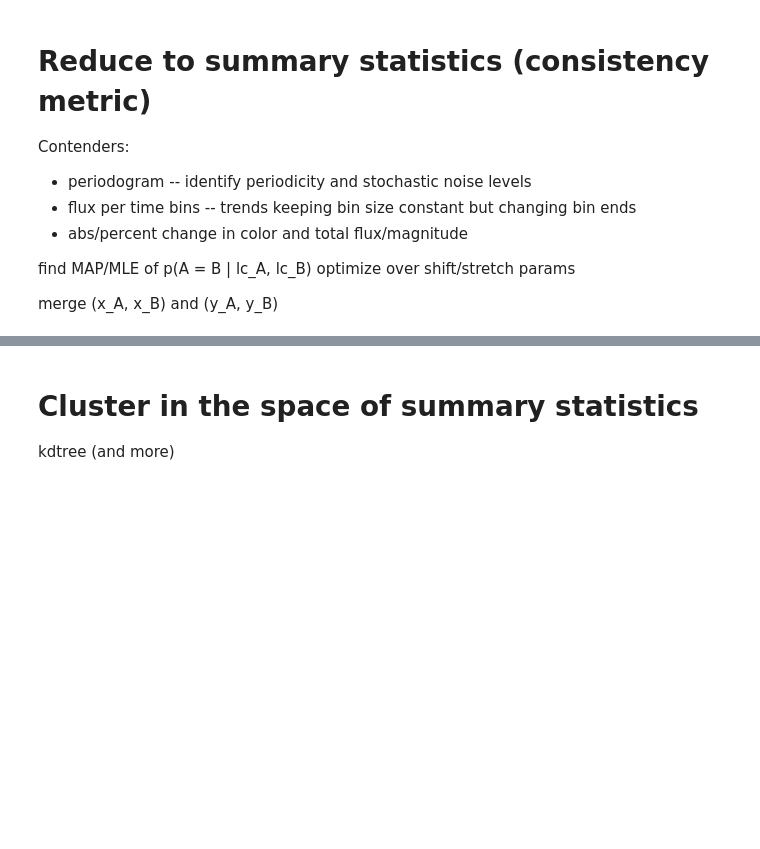
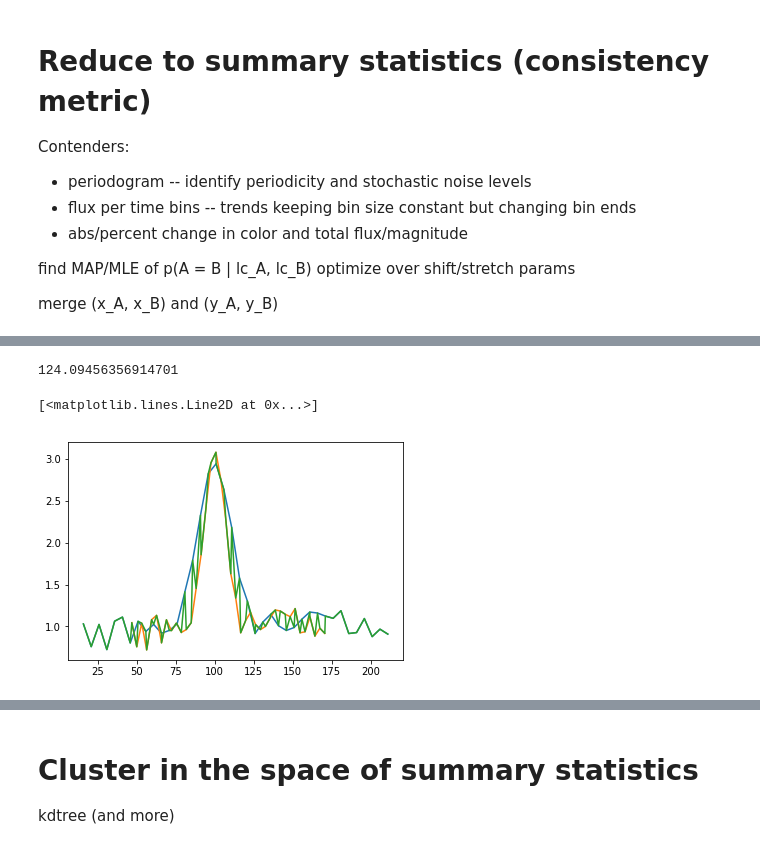
Before and after one commit to aimalz/justice, a Jupyter notebook: outline.ipynb, the cells around one changed output, grey strips where cells are left out. Saved outputs shown, nothing was run; the diff lists cells and outputs as text; code cells hidden in the pictures; blank space fills up the shorter version.

```diff
--- a/outline.ipynb
+++ b/outline.ipynb
@@ -123,14 +151,6 @@ def find_max_prob(lca, lcb):
     ivals = (0., 0., 1., 1.)
     res = spo.fmin_cobyla(_helper, ivals, constraints)
     return(res, debug)
-# %%
-# gtimes2 = gtimes + 50. * np.ones_like(gtimes)#ake_cadence(def_cadence, 0.5)
-# gphot2, gerr2 = gphot, gerr#noisify_obs(gmodel(gtimes2), 0.1)
-# glc2 = LC(gtimes2, gphot2)
-glc2 = transform(glc, 50., 0., 1., 1.)
-plt.plot(glc.x, glc.y)
-plt.plot(glc2.x, glc2.y)
-print((connect_the_dots(glc), connect_the_dots(glc2), connect_the_dots(merge(glc, glc2))))
 # %%
 ans, debug = find_max_prob(glc, glc2)
 print(ans)
@@ -138,8 +162,13 @@ plt.plot(debug)
 # %%
 (dx, dy, sx, sy) = ans
 fin = transform(glc2, dx, dy, sx, sy)
 print(connect_the_dots(fin))
 plt.plot(glc.x, glc.y)
 plt.plot(fin.x, fin.y)
+plt.plot(merge(glc, fin).x, merge(glc, fin).y)
+# %% [output]
+124.09456356914701
+[<matplotlib.lines.Line2D at 0x...>]
+[figure, added]
 # %%
 help(spo.minimize)
```
Also changed, not shown: parts of 6 cells of this notebook.
